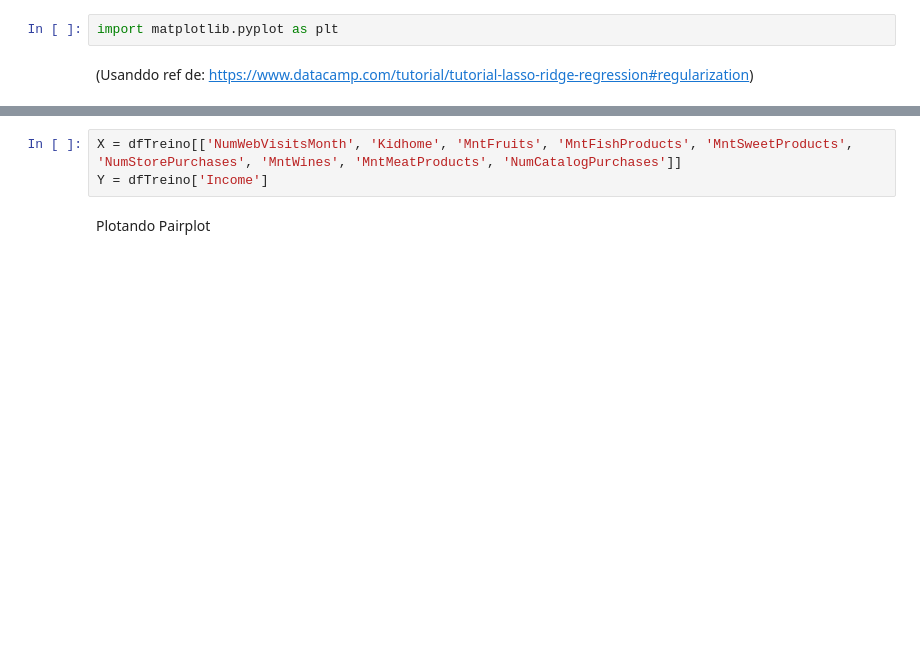
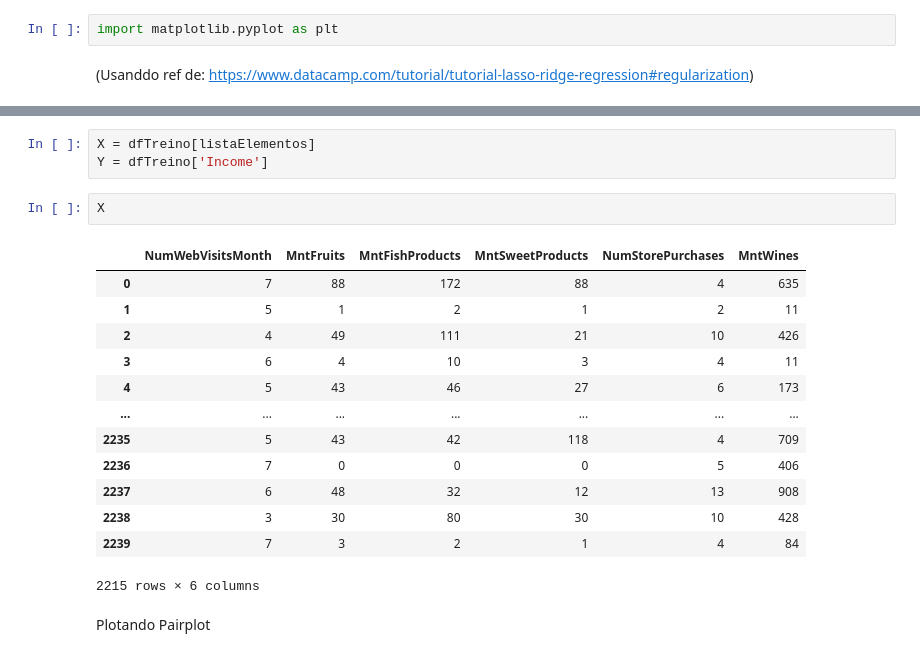
Before and after one commit to ferkrum/ifood-data-analyst-case, a Jupyter notebook: code/prep/preprocessing-4-adicionando-features.ipynb, the cells around one changed output, grey strips where cells are left out. Saved outputs shown, nothing was run; the diff lists cells and outputs as text; blank space fills up the shorter version.

```diff
--- a/code/prep/preprocessing-4-adicionando-features.ipynb
+++ b/code/prep/preprocessing-4-adicionando-features.ipynb
@@ -485,6 +585,22 @@ import matplotlib.pyplot as plt
 # %%
-X = dfTreino[['NumWebVisitsMonth', 'Kidhome', 'MntFruits', 'MntFishProducts', 'MntSweetProducts', 'NumStorePurchases', 'MntWines', 'MntMeatProducts', 'NumCatalogPurchases']]
+X = dfTreino[listaElementos]
 Y = dfTreino['Income']
+# %%
+X
+# %% [output]
+|  | NumWebVisitsMonth | MntFruits | MntFishProducts | MntSweetProducts | NumStorePurchases | MntWines |
+| 0 | 7 | 88 | 172 | 88 | 4 | 635 |
+| 1 | 5 | 1 | 2 | 1 | 2 | 11 |
+| 2 | 4 | 49 | 111 | 21 | 10 | 426 |
+| 3 | 6 | 4 | 10 | 3 | 4 | 11 |
+| 4 | 5 | 43 | 46 | 27 | 6 | 173 |
+| ... | ... | ... | ... | ... | ... | ... |
+| 2235 | 5 | 43 | 42 | 118 | 4 | 709 |
+| 2236 | 7 | 0 | 0 | 0 | 5 | 406 |
+| 2237 | 6 | 48 | 32 | 12 | 13 | 908 |
+| 2238 | 3 | 30 | 80 | 30 | 10 | 428 |
+| 2239 | 7 | 3 | 2 | 1 | 4 | 84 |
+2215 rows × 6 columns
 # %% [markdown]
 Plotando Pairplot
 # %%
```
Also changed, not shown: parts of 23 cells of this notebook.
